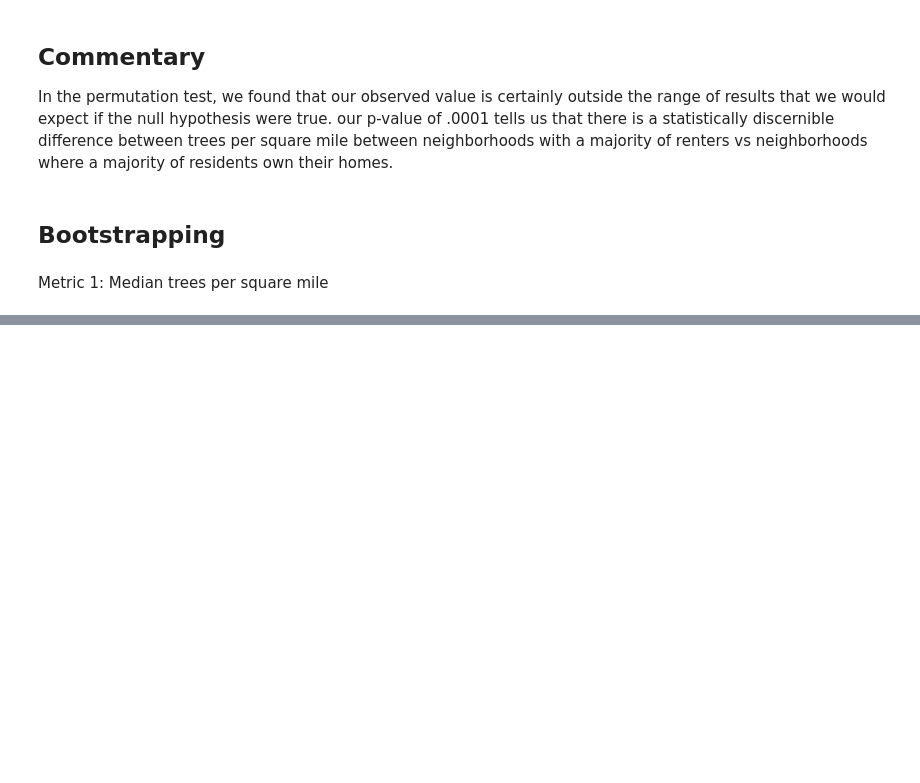
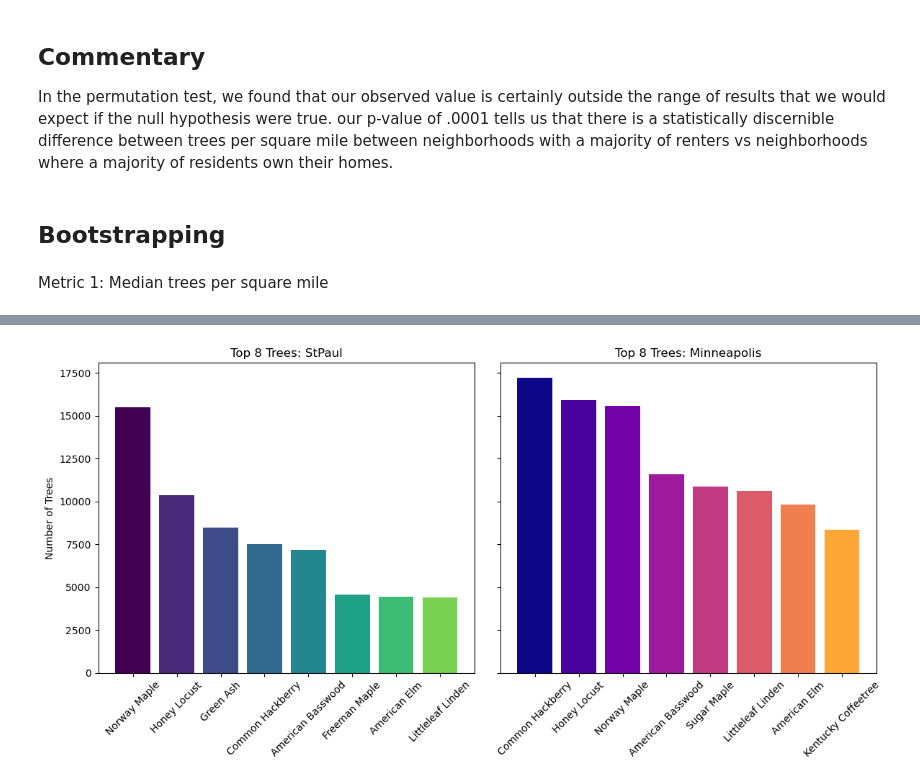
Before and after one commit to josiahpasse-cmd/minneapolis-tree-analysis, a Jupyter notebook: analysis.ipynb, the cells around one changed output, grey strips where cells are left out. Cells and saved outputs as stored; diff of their text form; code cells hidden in the pictures; blank space fills up the shorter version.

```diff
--- a/analysis.ipynb
+++ b/analysis.ipynb
@@ -648,0 +775,7 @@ Mean of Boots:      4377.2018
+# %%
+# Get the right list of trees
+mpls_and_stpaul_trees = tree_data_geo.copy()
+mpls_and_stpaul_trees = mpls_and_stpaul_trees.loc[mpls_and_stpaul_trees["collected_by"].isin(["StPaul", "Minneapolis"])]
+
+# Check work
+mpls_and_stpaul_trees.sample(10)
@@ -648,0 +809,4 @@ Mean of Boots:      4377.2018
+# %%
+make_pretty_charts(df=mpls_and_stpaul_trees, key_col="collected_by", values=["StPaul", "Minneapolis"], n=8)
+# %% [output]
+[figure, added]
```
Also changed, not shown: parts of 24 cells of this notebook.
